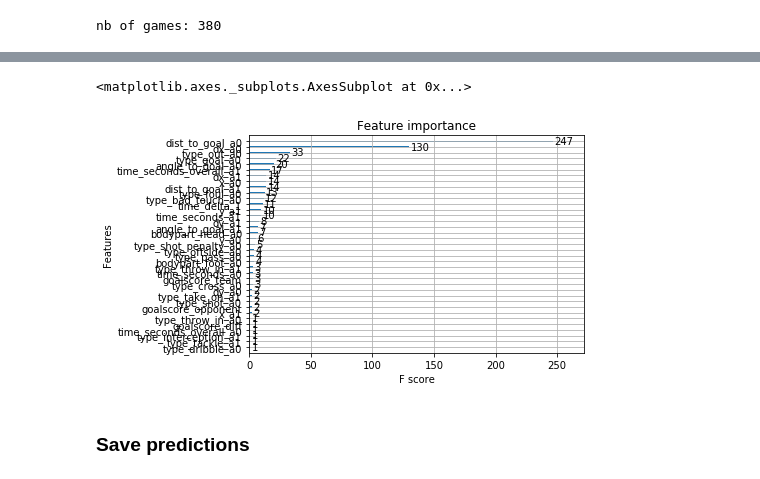
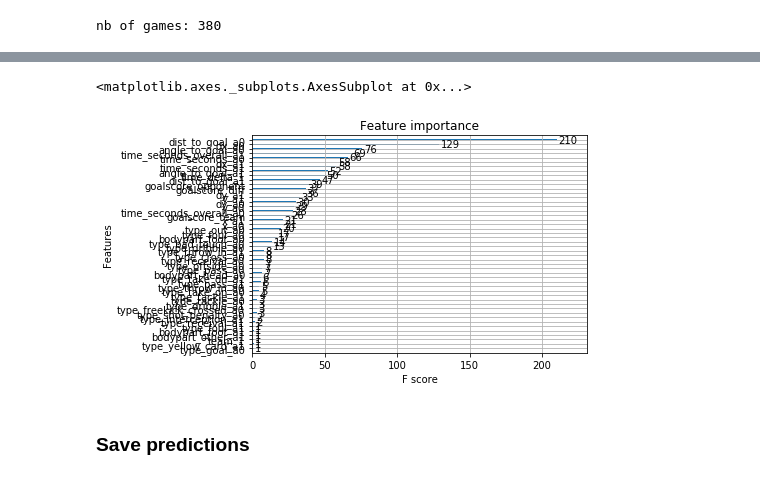
Before and after one commit to TomDecroos/atomic-spadl, a Jupyter notebook: atomic-notebooks/4-estimate-scoring-and-conceding-probabilities.ipynb, the cells around one changed output, grey strips where cells are left out. Drawn from its saved outputs; the diff is of its cells as text; code cells hidden in the pictures.

```diff
--- a/atomic-notebooks/4-estimate-scoring-and-conceding-probabilities.ipynb
+++ b/atomic-notebooks/4-estimate-scoring-and-conceding-probabilities.ipynb
@@ -29,0 +35,22 @@ nb of games: 380
+# %%
+soccerdata = os.path.join(datafolder, "soccerdata.h5")
+
+xfns = [#fs.actiontype,
+       fs.actiontype_onehot,
+       #fs.bodypart,
+       fs.bodypart_onehot,
+       fs.goalscore,
+       fs.location,
+       fs.polar,
+       fs.direction,
+       fs.team,
+       fs.time,
+       fs.time_delta
+      ]
+nb_prev_actions = 2
+
+X = []
+for game_id in tqdm.tqdm(traingames.game_id,desc="selecting features"):
+    Xi = pd.read_hdf(features_h5,f"game_{game_id}")
+    X.append(Xi)
+X = pd.concat(X).reset_index(drop=True)
@@ -29,0 +60,6 @@ nb of games: 380
+# %%
+Y = []
+for game_id in tqdm.tqdm(traingames.game_id,desc="selecting label"):
+    Yi = pd.read_hdf(labels_h5,f"game_{game_id}")
+    Y.append(Yi)
+Y = pd.concat(Y).reset_index(drop=True)
@@ -51,19 +104,20 @@ def getXY(games,Xcols):
     for game_id in tqdm.tqdm(games.game_id,desc="selecting features"):
         Xi = pd.read_hdf(features_h5,f"game_{game_id}")
         X.append(Xi[Xcols])
-    X = pd.concat(X)
+    X = pd.concat(X).reset_index(drop=True)
 
     # 2. Select label Y
-    Ycols = ["scores","concedes"]
+    Ycols = ["scores"]#,"concedes"]
     Y = []
     for game_id in tqdm.tqdm(games.game_id,desc="selecting label"):
         Yi = pd.read_hdf(labels_h5,f"game_{game_id}")
         Y.append(Yi[Ycols])
-    Y = pd.concat(Y)
+    Y = pd.concat(Y).reset_index(drop=True)
     return X,Y
 
 X,Y = getXY(traingames,Xcols)
 print("X:", list(X.columns))
 print("Y:", list(Y.columns))
+X = X.fillna(0)
 # %% [output]
 X: ['type_pass_a0', 'type_cross_a0', 'type_throw_in_a0', 'type_freekick_crossed_a0', 'type_freekick_short_a0', 'type_corner_crossed_a0', 'type_corner_short_a0', 'type_take_on_a0', 'type_foul_a0', 'typ ...
@@ -77,7 +133,11 @@ Y_hat = pd.DataFrame()
 models = {}
 for col in list(Y.columns):
     print(col)
-    model = xgboost.XGBClassifier(n_jobs=-1)
+    model = xgboost.XGBClassifier(n_estimators=50,
+                                  verbosity=2,
+                                  n_jobs=-1,
+                                  max_depth=5,
+                                  base_score=sum(Y[col])/len(Y["scores"]))
     model.fit(X,Y[col])
     models[col] = model
 # %% [output]
@@ -108,6 +201,5 @@ Y: concedes
 # %%
-models["concedes"]
 xgboost.plot_importance(models["scores"])
 # %% [output]
 <matplotlib.axes._subplots.AxesSubplot at 0x...>
-[figure, old version]
+[figure, new version]
```
Also changed, not shown: parts of 18 cells of this notebook, 8 other files.
